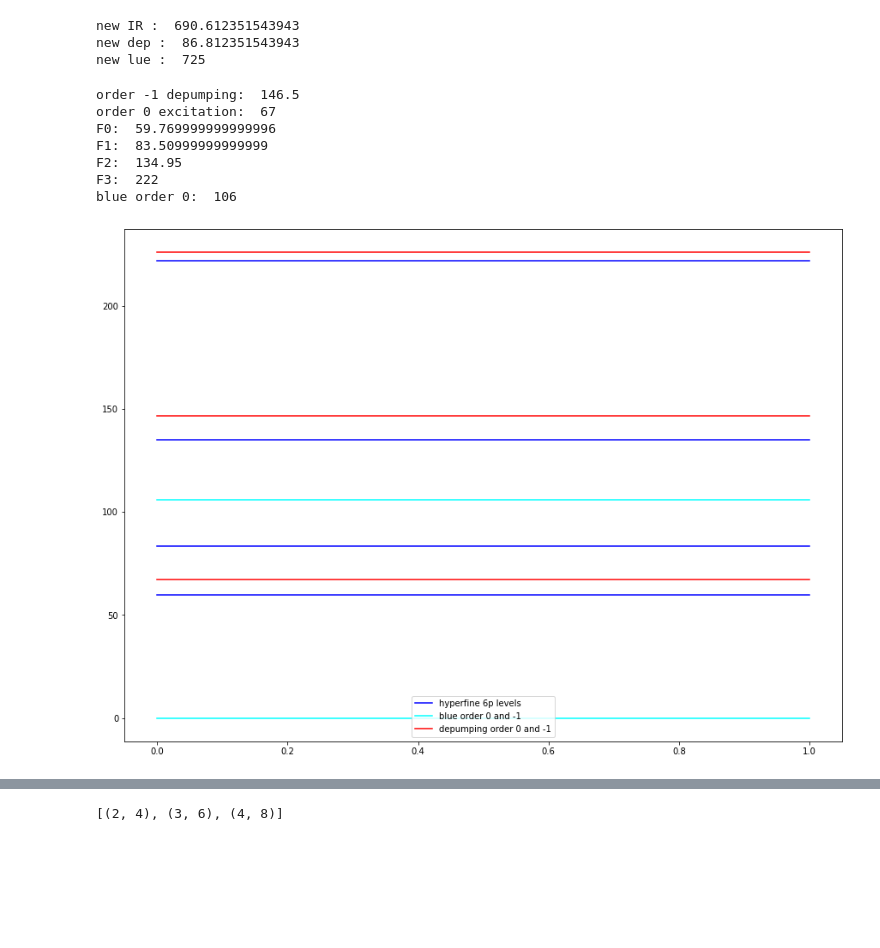
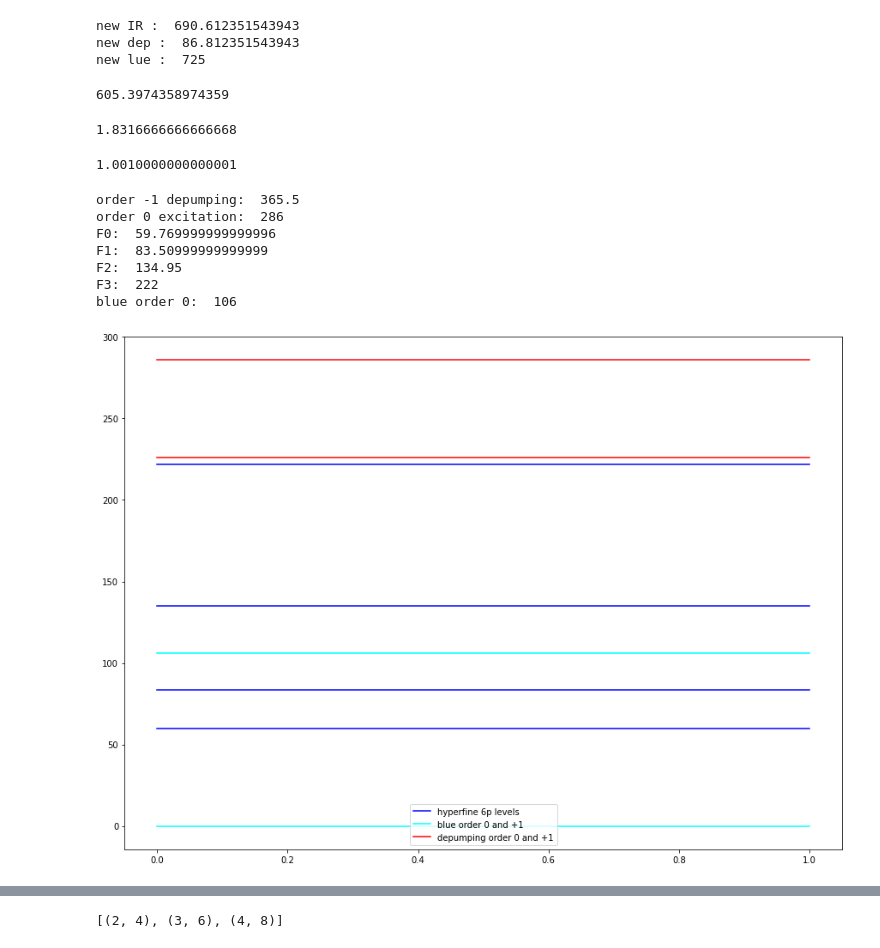
Before and after one commit to Valerio-Amico/Lab-Rydberg, a Jupyter notebook: fabry-perot/from_au_to_mhz.ipynb, the cells around one changed output, grey strips where cells are left out. Saved outputs shown, nothing was run; the diff lists cells and outputs as text; code cells hidden in the pictures; blank space fills up the shorter version.

```diff
--- a/fabry-perot/from_au_to_mhz.ipynb
+++ b/fabry-perot/from_au_to_mhz.ipynb
@@ -24,6 +24,18 @@ print("new IR : ", new_infrared, "\nnew dep : ", new_depumping, "\nnew lue : ",
 new IR :  690.612351543943
 new dep :  86.812351543943
 new lue :  725
+# %%
+(501.5+(80)/unit_IR)
+# %% [output]
+605.3974358974359
+# %%
+np.mean([1.95, 1.92, 1.72, 1.83, 1.89, 1.68])
+# %% [output]
+1.8316666666666668
+# %%
+np.mean([1.21, 1.28, 0.95, 0.71, 1.07, 0.83, 1.27, 0.8, 0.88, 1.01])
+# %% [output]
+1.0010000000000001
 # %%
 F2_to_3 = 87.05
 F1_to_2 = 51.44
@@ -33,7 +45,8 @@ blue_RF = 106
 # %%
 # set the detuning of the IR
 
-detuning_IR = -7
+detuning_IR = -226
+detuning_from_F3_blue = 222
 
 # the excitation IR has the order +1 good coupled with the blue order -1.
 # the order zero of the excitation IR is x MHz higher than the order +1.
@@ -52,42 +65,40 @@ print("order -1 depumping: ", dep_IR_1, "\norder 0 excitation: ", exc_IR_0)
 
 # now here we compute the distance from the blue detuned of the hyperfine 6p levels
 
-detuning_from_F3 = 222
-F3 = detuning_from_F3
+F3 = detuning_from_F3_blue
 F2 = F3 - F2_to_3
 F1 = F2 - F1_to_2
 F0 = F1 - F0_to_1
 
 print("F0: ", F0, "\nF1: ", F1, "\nF2: ", F2, "\nF3: ", F3)
 
 # here is coputed the order 0 of the blue beam
 
 blue_order_0 = blue_RF
 
 print("blue order 0: ", blue_order_0)
 plt.figure(figsize=(15, 11))
 
 plt.plot([0,1],[F3, F3], c = "b", label = "hyperfine 6p levels")
 plt.plot([0,1],[F2, F2], c = "b")
 plt.plot([0,1],[F1, F1], c = "b")
 plt.plot([0,1],[F0, F0], c = "b")
-plt.plot([0,1],[0, 0], c = "cyan", label = "blue order 0 and -1")
+plt.plot([0,1],[0, 0], c = "cyan", label = "blue order 0 and +1")
 plt.plot([0,1],[blue_order_0, blue_order_0], c = "cyan")
-plt.plot([0,1],[dep_IR_0, dep_IR_0], c = "r", label = "depumping order 0 and -1")
-plt.plot([0,1],[dep_IR_1, dep_IR_1], c = "r")
-plt.plot([0,1],[dep_IR_1+depumping_RF, dep_IR_1+depumping_RF], c = "r")
+plt.plot([0,1],[exc_IR_0, exc_IR_0], c = "r", label = "depumping order 0 and +1")
+plt.plot([0,1],[exc_IR_1, exc_IR_1], c = "r")
 
 plt.legend()
 plt.show()
 # %% [output]
-order -1 depumping:  146.5
-order 0 excitation:  67
+order -1 depumping:  365.5
+order 0 excitation:  286
 F0:  59.769999999999996
 F1:  83.50999999999999
 F2:  134.95
 F3:  222
 blue order 0:  106
-[figure, old version]
+[figure, new version]
 # %%
 def lorentian(delta, ampl=1):
     return ampl/(1+delta**2)
```
Also changed, not shown: parts of 8 cells of this notebook, 26 other files.
